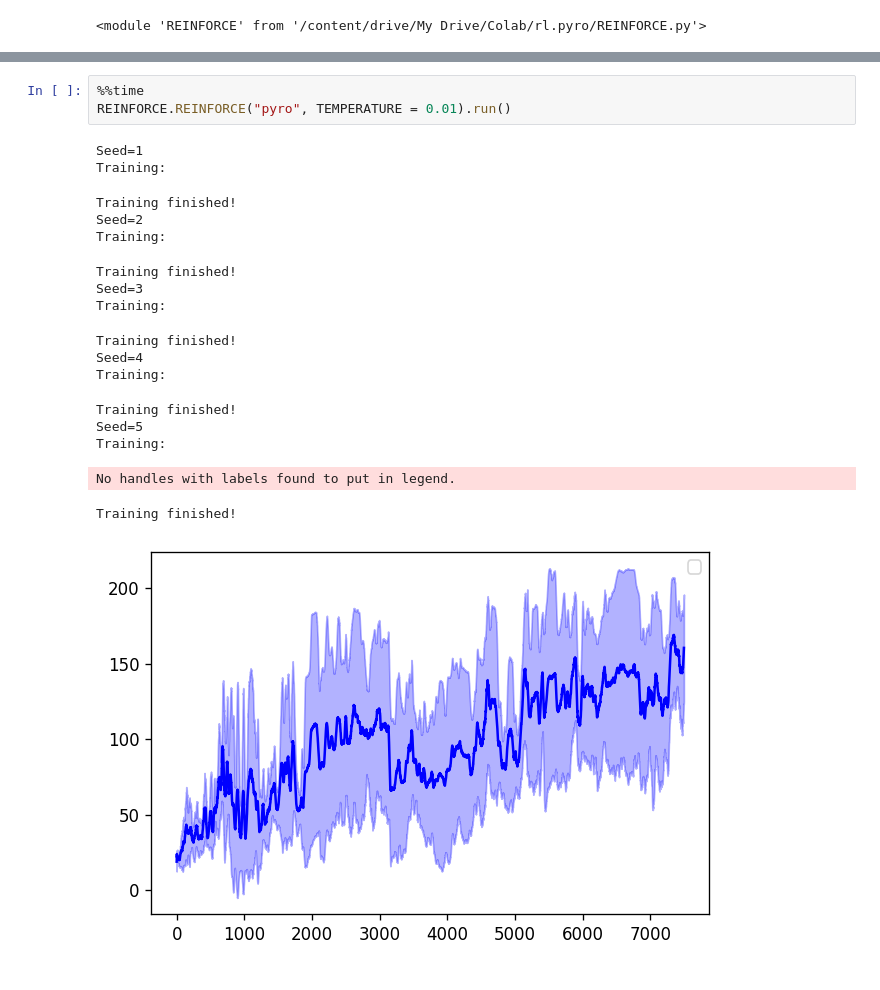
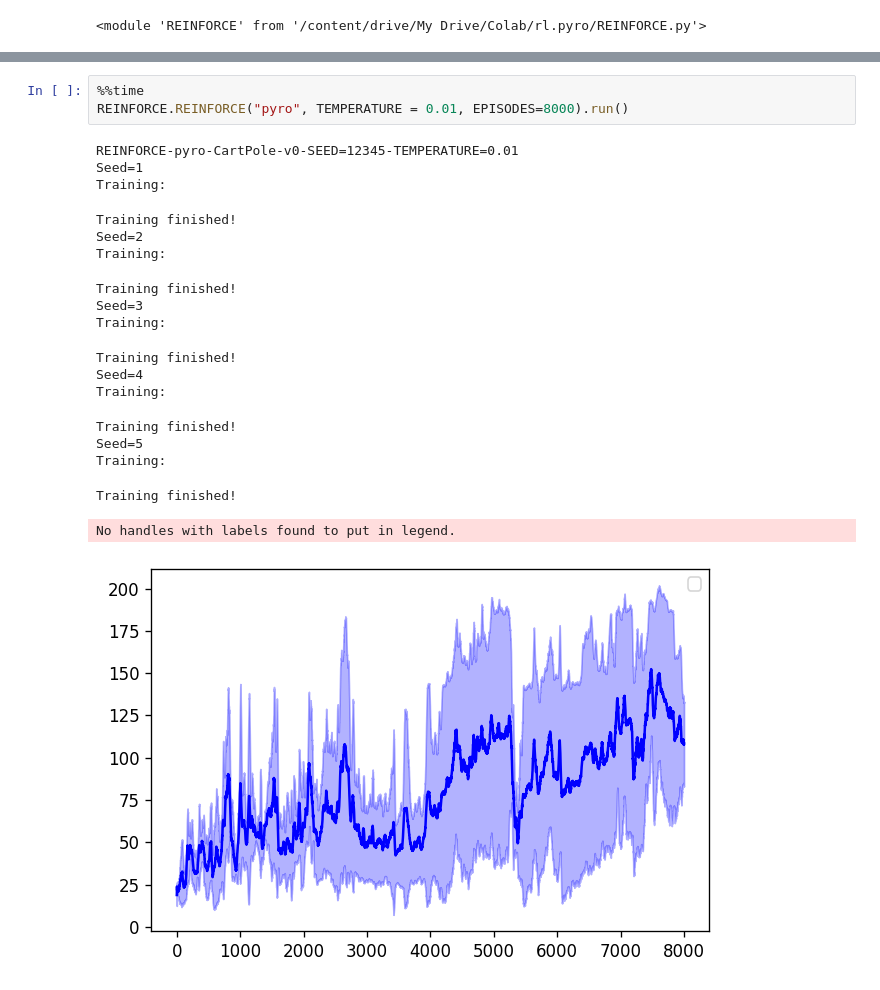
Before and after one commit to ljlin/rl.pyro, a Jupyter notebook: experiments/REINFORCE.ipynb, the cells around one changed output, grey strips where cells are left out. Cells and saved outputs as stored; diff of their text form.

```diff
--- a/experiments/REINFORCE.ipynb
+++ b/experiments/REINFORCE.ipynb
@@ -179,21 +182,22 @@ Wall time: 1h 54min 23s
 # %%
 %%time
-REINFORCE.REINFORCE("pyro", TEMPERATURE = 0.01).run()
+REINFORCE.REINFORCE("pyro", TEMPERATURE = 0.01, EPISODES=8000).run()
 # %% [output]
+REINFORCE-pyro-CartPole-v0-SEED=12345-TEMPERATURE=0.01
 Seed=1
 Training:
 Training finished!
 Seed=2
 Training:
 Training finished!
 Seed=3
 Training:
 Training finished!
 Seed=4
 Training:
 Training finished!
 Seed=5
 Training:
-No handles with labels found to put in legend.
+Training finished!
-Training finished!
+No handles with labels found to put in legend.
-[figure, old version]
+[figure, new version]
```
Also changed, not shown: parts of 16 cells of this notebook, 53 other files.
